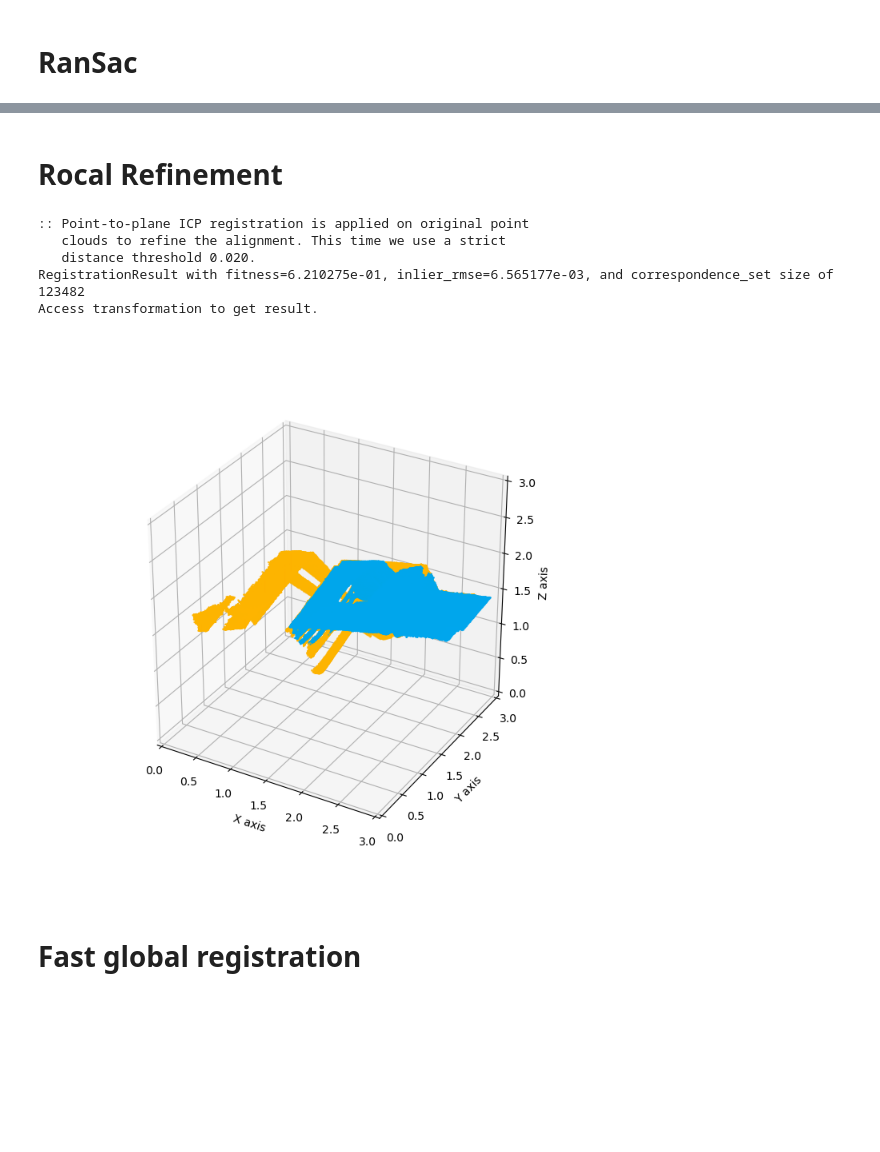
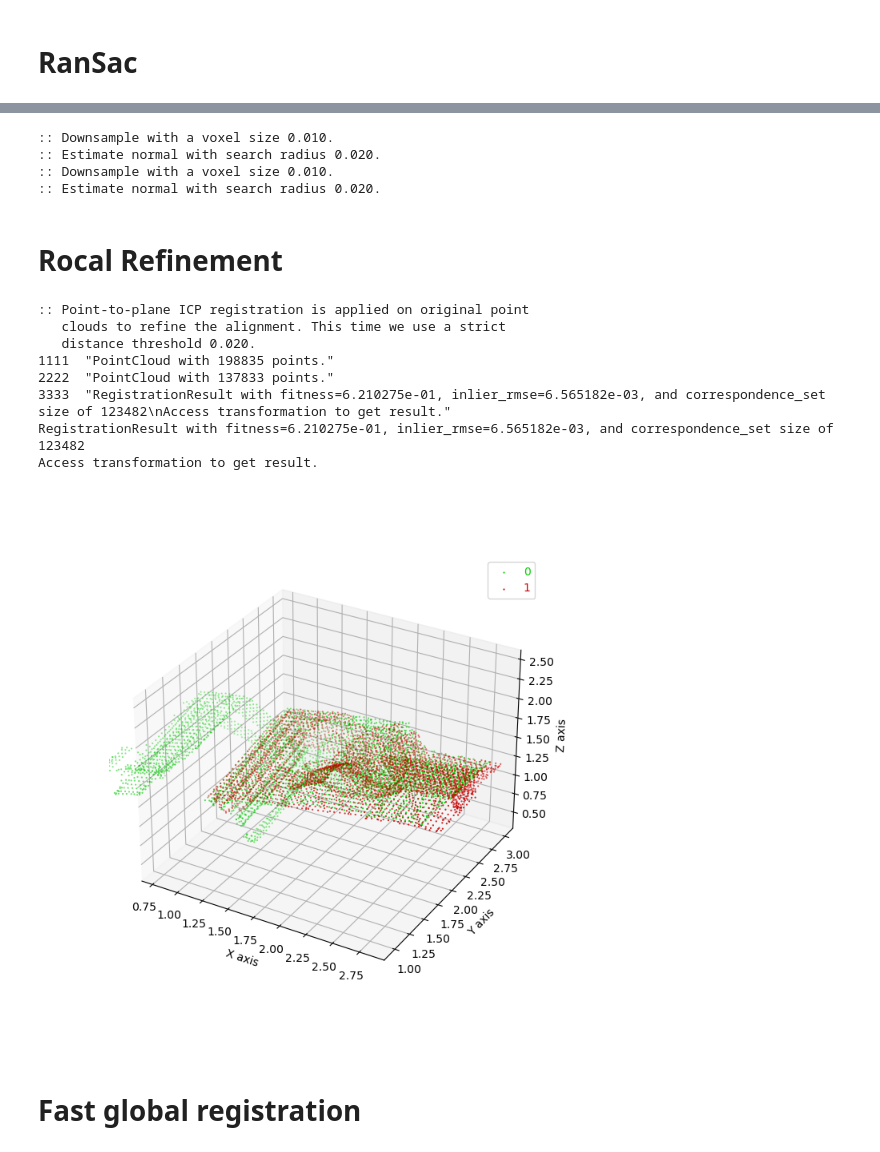
Before and after one commit to jk4011/FRASIER, a Jupyter notebook: code/open3d_global_registration.ipynb, the cells around one changed output, grey strips where cells are left out. Saved outputs shown, nothing was run; the diff lists cells and outputs as text; code cells hidden in the pictures; blank space fills up the shorter version.

```diff
--- a/code/open3d_global_registration.ipynb
+++ b/code/open3d_global_registration.ipynb
@@ -18,7 +28,7 @@ def draw_registration_result(source, target, transformation):
 
     np_source = np.asarray(source_temp.points)
     np_target = np.asarray(target_temp.points)
-    show_point_clouds([np_source, np_target], [[1, 0.706, 0],[0, 0.651, 0.929]], range=(0, 3))
+    show_point_clouds([np_source, np_target])
 
     # o3d.visualization.draw_geometries([source_temp, target_temp],
     #                                   zoom-=0.4559,
@@ -107,27 +126,36 @@ Access transformation to get result.
+# %%
+from jhutil import open3d_icp
+import torch
+result = open3d_icp(torch.Tensor(source.points), torch.Tensor(target.points), voxel_size=0.01)
+# %% [output]
+:: Downsample with a voxel size 0.010.
+:: Estimate normal with search radius 0.020.
+:: Downsample with a voxel size 0.010.
+:: Estimate normal with search radius 0.020.
 # %% [markdown]
 # Rocal Refinement
 # %%
-def refine_registration(source, target, source_fpfh, target_fpfh, voxel_size):
+def refine_registration(source, target, source_fpfh, target_fpfh, voxel_size, T):
     distance_threshold = voxel_size * 0.4
-    print(":: Point-to-plane ICP registration is applied on original point")
-    print("   clouds to refine the alignment. This time we use a strict")
-    print("   distance threshold %.3f." % distance_threshold)
     result = o3d.pipelines.registration.registration_icp(
-        source, target, distance_threshold, result_ransac.transformation,
+        source, target, distance_threshold, T,
         o3d.pipelines.registration.TransformationEstimationPointToPlane())
     return result
 # %%
 result_icp = refine_registration(source, target, source_fpfh, target_fpfh,
                                  voxel_size)
 print(result_icp)
-draw_registration_result(source, target, result_icp.transformation)
+draw_registration_result(source_down, target_down, result_icp.transformation)
 # %% [output]
 :: Point-to-plane ICP registration is applied on original point
    clouds to refine the alignment. This time we use a strict
    distance threshold 0.020.
-RegistrationResult with fitness=6.210275e-01, inlier_rmse=6.565177e-03, and correspondence_set size of 123482
+1111  "PointCloud with 198835 points."
+2222  "PointCloud with 137833 points."
+3333  "RegistrationResult with fitness=6.210275e-01, inlier_rmse=6.565182e-03, and correspondence_set size of 123482\nAccess transformation to get result."
+RegistrationResult with fitness=6.210275e-01, inlier_rmse=6.565182e-03, and correspondence_set size of 123482
 Access transformation to get result.
-[figure, old version]
+[figure, new version]
 # %% [markdown]
 # Fast global registration
 # %%
```
Also changed, not shown: parts of 4 cells of this notebook, 23 other files.
